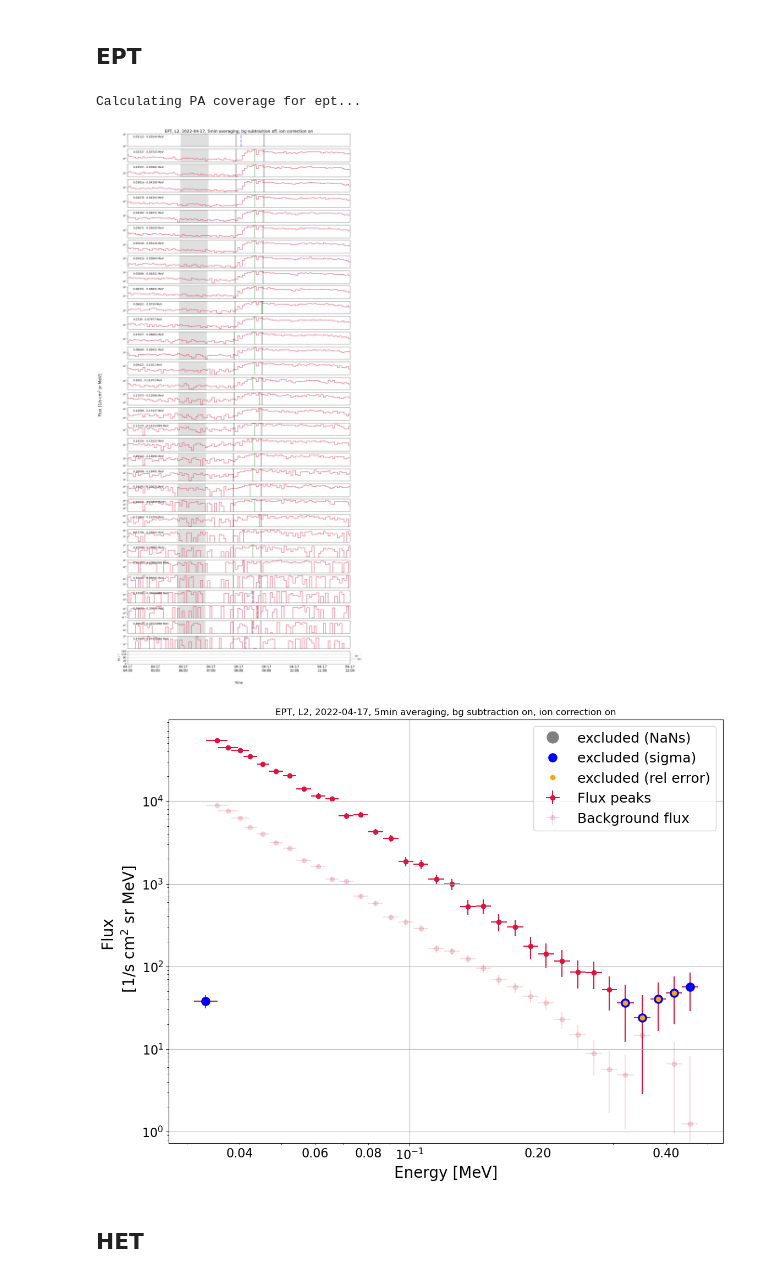
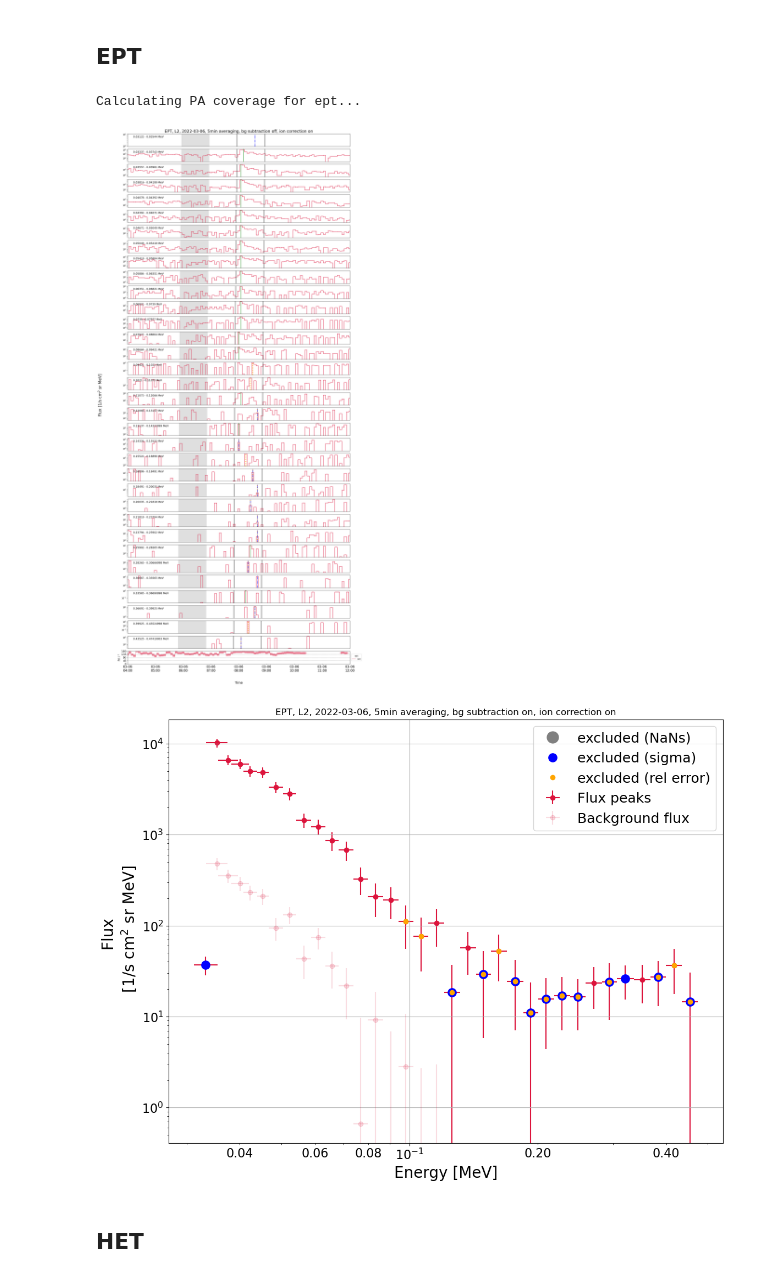
Before and after one commit to AnnamariaFedeli/SolOEPD-Plot-n-Fit-SEE, a Jupyter notebook: Plot-n-Fit-SEE-EnergySpectra.ipynb, the cells around one changed output. Saved outputs shown, nothing was run; the diff lists cells and outputs as text; code cells hidden in the pictures.

```diff
--- a/Plot-n-Fit-SEE-EnergySpectra.ipynb
+++ b/Plot-n-Fit-SEE-EnergySpectra.ipynb
@@ -19,7 +19,7 @@ If create_sub_folders = True, a new folder will be created for each event and th
 path = r'/home/annafed/Documents/event_analysis/'
 create_sub_folders = True
 
-date = datetime(2022, 4, 17, 8, 2)
+date = datetime(2022, 3, 6, 8, 4)
 saving = True
 # %% [markdown]
 position: this variable contains information about the location of SolO on the day of the event as well as the travel time of light and electrons with energy corresponding to the lowest STEP energy channel (4 keV) and the highest HET energy channel (10 MeV).
@@ -212,4 +212,4 @@ if step:
     plot_channels(data_step, bg_subtraction=bg_b, path=path_to_folder, savefig=saving, plot_pa=plot_pa, coverage=coverage, sensor = 'step', sigma = sigma, frac_nan_threshold = frac_nan_threshold, rel_err_threshold = rel_err)
     bg_b = True
     plot_spectrum_peak(data_step, bg_subtraction=bg_b, path=path_to_folder, savefig=saving, sigma = sigma, frac_nan_threshold = frac_nan_threshold, rel_err_threshold= rel_err, direction = direction)
-    plot_spectrum_average(data_step, bg_subtraction=bg_b, savefig=saving, path=path_to_folder, sigma=sigma, frac_nan_threshold=frac_nan_threshold, rel_err_threshold=rel_err, direction=direction)
+    #plot_spectrum_average(data_step, bg_subtraction=bg_b, savefig=saving, path=path_to_folder, sigma=sigma, frac_nan_threshold=frac_nan_threshold, rel_err_threshold=rel_err, direction=direction)
@@ -218,30 +223,30 @@ if step:
 # %%
 if ept:
     ion_b = True
     data_ept = extract_electron_data(df_electrons_ept, energies_ept, plot_start, plot_end, t_inj, bgstart = bg_start,
                                      bgend = bg_end, bg_distance_from_window = bg_distance_from_window, bg_period = bg_period,
                                      travel_distance = travel_distance, travel_distance_second_slope=travel_distance_second_slope,
                                      fixed_window=fixed_window, instrument = 'ept', data_type = 'l2',
                                      averaging_mode='mean', averaging=averaging, masking=True,
                                      ion_conta_corr=ion_b, df_protons = df_protons_ept)
 
 
     if plot_pa:
         mag_srf = mag_srf.resample('{}min'.format(averaging)).mean()
         coverage = calc_pa_coverage('ept', mag_srf)
     else:
         coverage = None
 
     if saving: write_to_csv(data_ept, path=path_to_folder)
     bg_b = False
     plot_channels(data_ept, bg_subtraction=bg_b, path=path_to_folder, savefig=saving, plot_pa=plot_pa, coverage=coverage, sensor = 'ept', sigma = sigma, frac_nan_threshold = frac_nan_threshold, rel_err_threshold = rel_err, viewing = direction)
     bg_b = True
-    plot_spectrum_peak(data_ept, bg_subtraction=bg_b, path=path_to_folder, savefig=saving, , sigma = sigma, frac_nan_threshold = frac_nan_threshold, rel_err_threshold = rel_err, direction = direction)
+    plot_spectrum_peak(data_ept, bg_subtraction=bg_b, path=path_to_folder, savefig=saving, sigma = sigma, frac_nan_threshold = frac_nan_threshold, rel_err_threshold = rel_err, direction = direction)
     #plot_spectrum_average(data_ept, bg_subtraction=bg_b, path=path_to_folder, savefig=saving, frac_nan_threshold=frac_nan_threshold)
 # %% [output]
 Calculating PA coverage for ept...
-[figure, old version]
+[figure, new version]
-[figure, old version]
+[figure, new version]
 # %% [markdown]
 ## HET
 # %%
```
Also changed, not shown: parts of 6 cells of this notebook, 1 other file.
